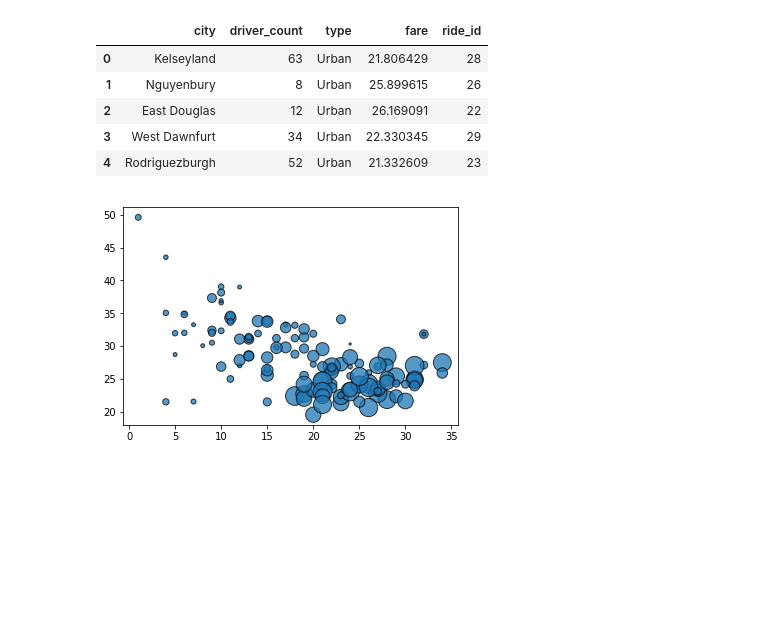
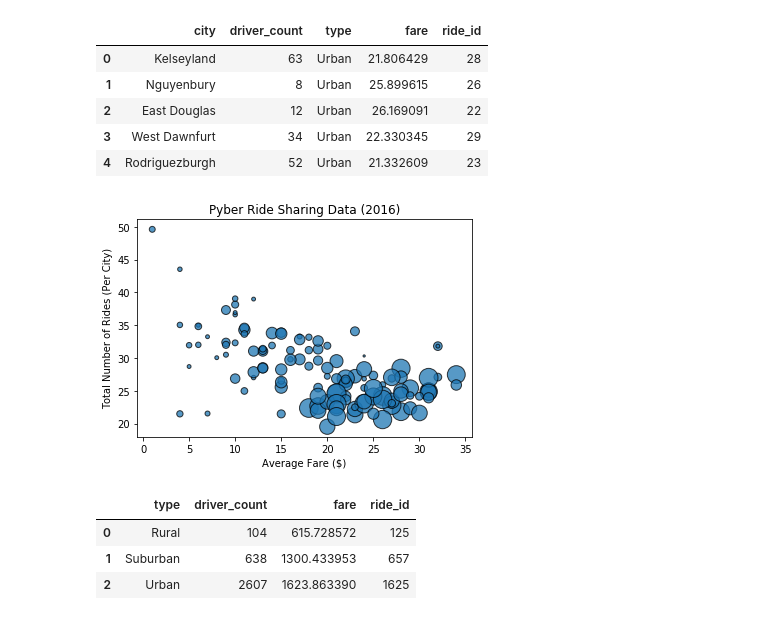
Before and after one commit to donnaadietrich/utexas-homework-matplotlib, a Jupyter notebook: Pyber/pyber.ipynb, the cells around one changed output. Cells and saved outputs as stored; diff of their text form; code cells hidden in the pictures; blank space fills up the shorter version.

Commit message:
just need to figure out the bubble chart formatting

```diff
--- a/Pyber/pyber.ipynb
+++ b/Pyber/pyber.ipynb
@@ -78,16 +80,29 @@ pyber_df.head()
 # %%
 # * Average Fare ($) Per City
 # * Total Number of Rides Per City
 # * Total Number of Drivers Per City
 # * City Type (Urban, Suburban, Rural)
 #cmap = {"urban": "light coral", "suburban": "sky blue", "rural": "gold"}
 plt.scatter(pyber_df["ride_id"], pyber_df["fare"], marker="o", edgecolors="black", s=(pyber_df["driver_count"] * 5), alpha=0.75,)
+plt.title("Pyber Ride Sharing Data (2016)")
+plt.xlabel("Average Fare ($)")
+plt.ylabel("Total Number of Rides (Per City)")
+#plt.legend(handles=pyber_df["type"], loc="upper right")
+#plt.savefig("pyberdata.png")
 plt.show()
 # %% [output]
-[figure, old version]
+[figure, new version]
 # %%
 # In addition, you will be expected to produce the following three pie charts:
 
 # * % of Total Fares by City Type
 # * % of Total Rides by City Type
 # * % of Total Drivers by City Type
+groupby_type = pyber_df.groupby(["type"]).sum()
+groupby_type = groupby_type.reset_index(drop=False)
+groupby_type.head()
+# %% [output]
+|  | type | driver_count | fare | ride_id |
+| 0 | Rural | 104 | 615.728572 | 125 |
+| 1 | Suburban | 638 | 1300.433953 | 657 |
+| 2 | Urban | 2607 | 1623.863390 | 1625 |
```
Also changed, not shown: parts of 4 cells of this notebook.
